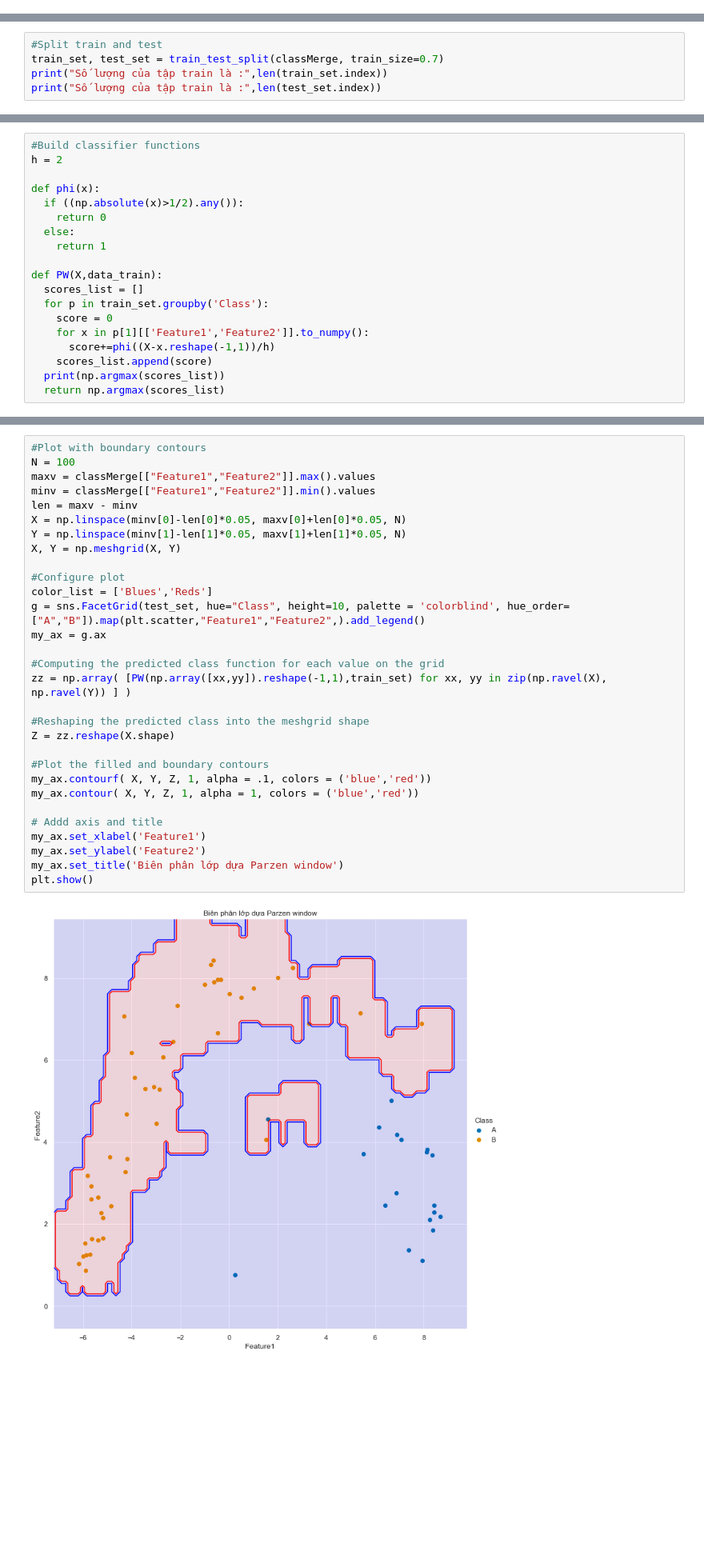
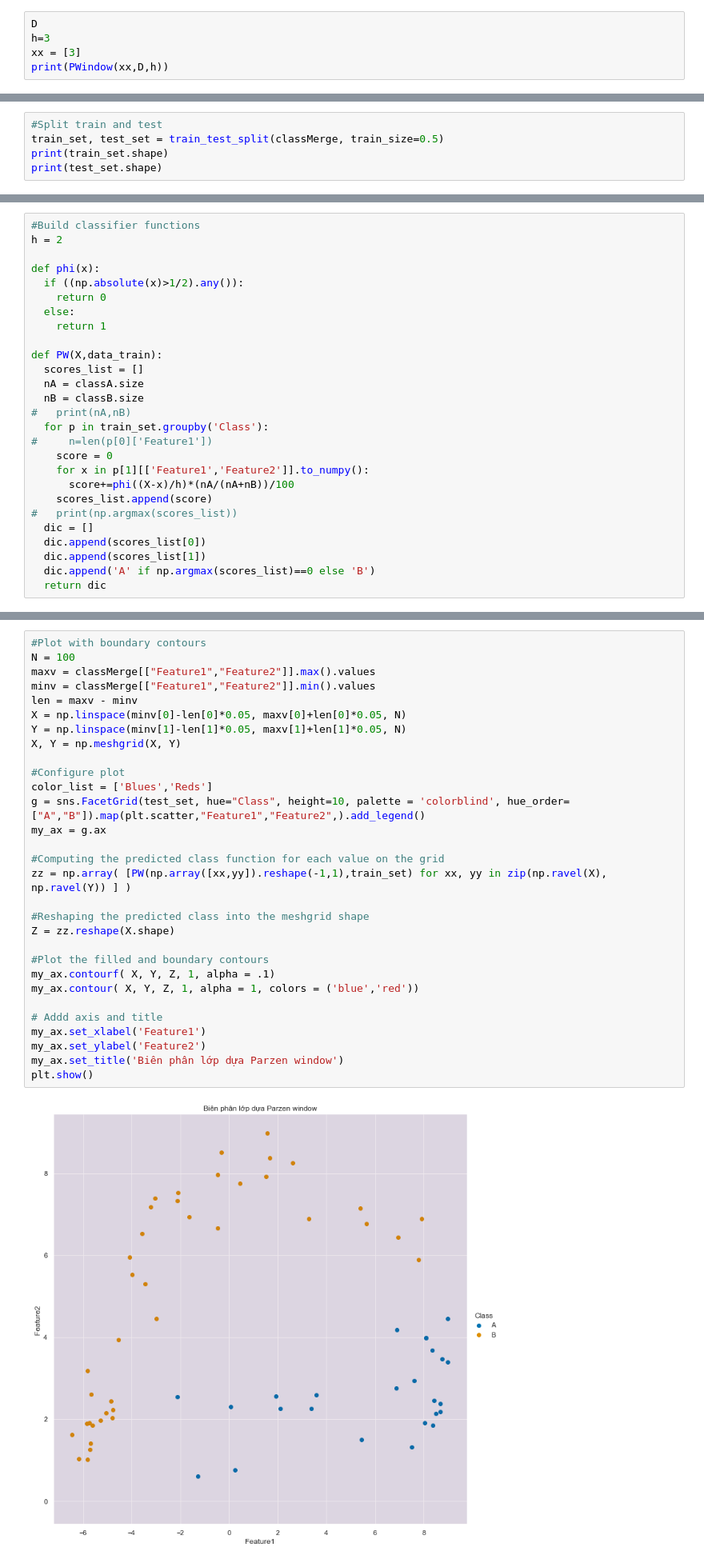
Before and after one commit to HieuuuLeee/patternRecognise, a Jupyter notebook: 17103271_LEVANHIEU_THUCHANH4.ipynb, the cells around one changed output, grey strips where cells are left out. Shown at 80% size. Drawn from its saved outputs; the diff is of its cells as text; blank space fills up the shorter version.

```diff
--- a/17103271_LEVANHIEU_THUCHANH4.ipynb
+++ b/17103271_LEVANHIEU_THUCHANH4.ipynb
@@ -13,0 +38,5 @@ from sklearn.metrics import confusion_matrix
+# %%
+D
+h=3
+xx = [3]
+print(PWindow(xx,D,h))
@@ -23,0 +76,5 @@ classMerge = pd.concat([classA,classB], keys=['A', 'B']).reset_index().drop('lev
+# %%
+#Split train and test
+train_set, test_set = train_test_split(classMerge, train_size=0.5)
+print(train_set.shape)
+print(test_set.shape)
@@ -48,5 +99,0 @@ plt.show()
-# %%
-#Split train and test
-train_set, test_set = train_test_split(classMerge, train_size=0.7)
-print("Số lượng của tập train là :",len(train_set.index))
-print("Số lượng của tập train là :",len(test_set.index))
@@ -65,10 +109,18 @@ def phi(x):
 
 def PW(X,data_train):
   scores_list = []
+  nA = classA.size
+  nB = classB.size
+#   print(nA,nB)
   for p in train_set.groupby('Class'):
+#     n=len(p[0]['Feature1'])
     score = 0
     for x in p[1][['Feature1','Feature2']].to_numpy():
-      score+=phi((X-x.reshape(-1,1))/h)
+      score+=phi((X-x)/h)*(nA/(nA+nB))/100
     scores_list.append(score)
-  print(np.argmax(scores_list))
-  return np.argmax(scores_list)
+#   print(np.argmax(scores_list))
+  dic = []
+  dic.append(scores_list[0])
+  dic.append(scores_list[1])
+  dic.append('A' if np.argmax(scores_list)==0 else 'B')
+  return dic
@@ -121,32 +185,32 @@ Class B        1       45
 # %%
 #Plot with boundary contours
 N = 100
 maxv = classMerge[["Feature1","Feature2"]].max().values
 minv = classMerge[["Feature1","Feature2"]].min().values
 len = maxv - minv
 X = np.linspace(minv[0]-len[0]*0.05, maxv[0]+len[0]*0.05, N)
 Y = np.linspace(minv[1]-len[1]*0.05, maxv[1]+len[1]*0.05, N)
 X, Y = np.meshgrid(X, Y)
 
 #Configure plot
 color_list = ['Blues','Reds']
 g = sns.FacetGrid(test_set, hue="Class", height=10, palette = 'colorblind', hue_order=["A","B"]).map(plt.scatter,"Feature1","Feature2",).add_legend()
 my_ax = g.ax
 
 #Computing the predicted class function for each value on the grid
 zz = np.array( [PW(np.array([xx,yy]).reshape(-1,1),train_set) for xx, yy in zip(np.ravel(X), np.ravel(Y)) ] )
 
 #Reshaping the predicted class into the meshgrid shape
 Z = zz.reshape(X.shape)
 
 #Plot the filled and boundary contours
-my_ax.contourf( X, Y, Z, 1, alpha = .1, colors = ('blue','red'))
+my_ax.contourf( X, Y, Z, 1, alpha = .1)
 my_ax.contour( X, Y, Z, 1, alpha = 1, colors = ('blue','red'))
 
 # Addd axis and title
 my_ax.set_xlabel('Feature1')
 my_ax.set_ylabel('Feature2')
 my_ax.set_title('Biên phân lớp dựa Parzen window')
 plt.show()
 # %% [output]
-[figure, old version]
+[figure, new version]
```
Also changed, not shown: parts of 16 cells of this notebook, 5 other files.
